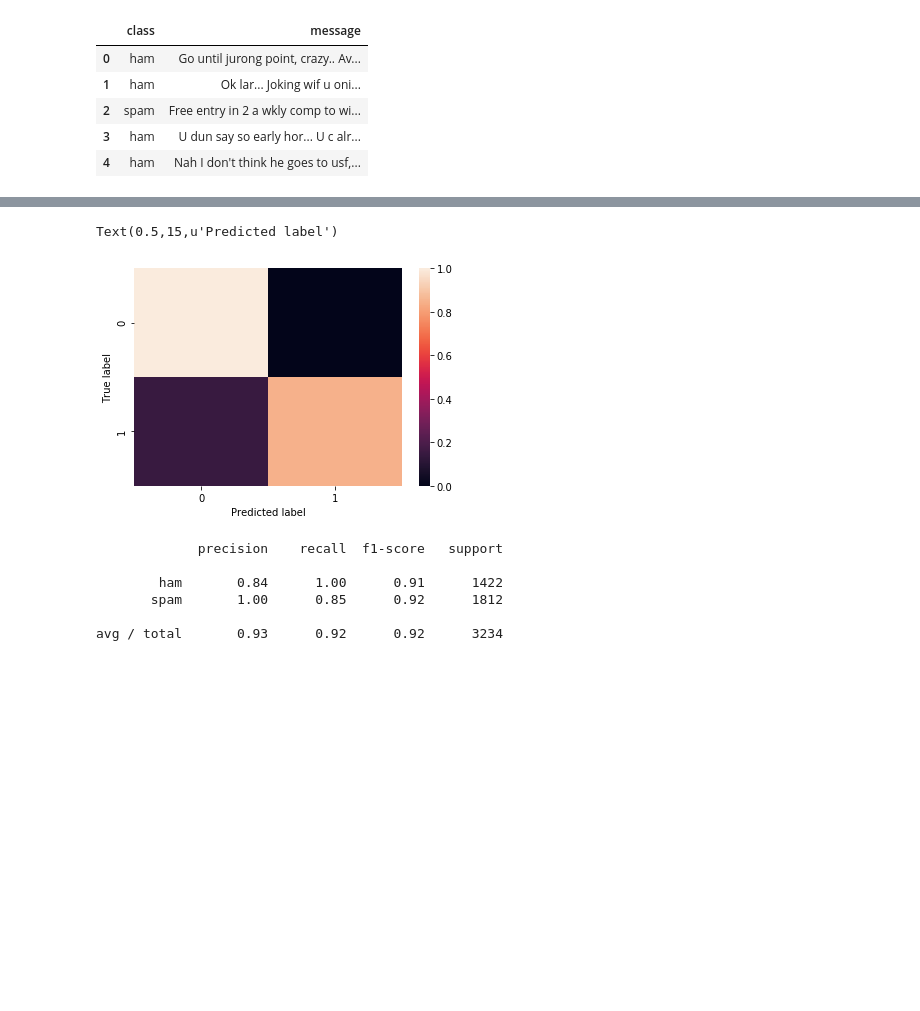
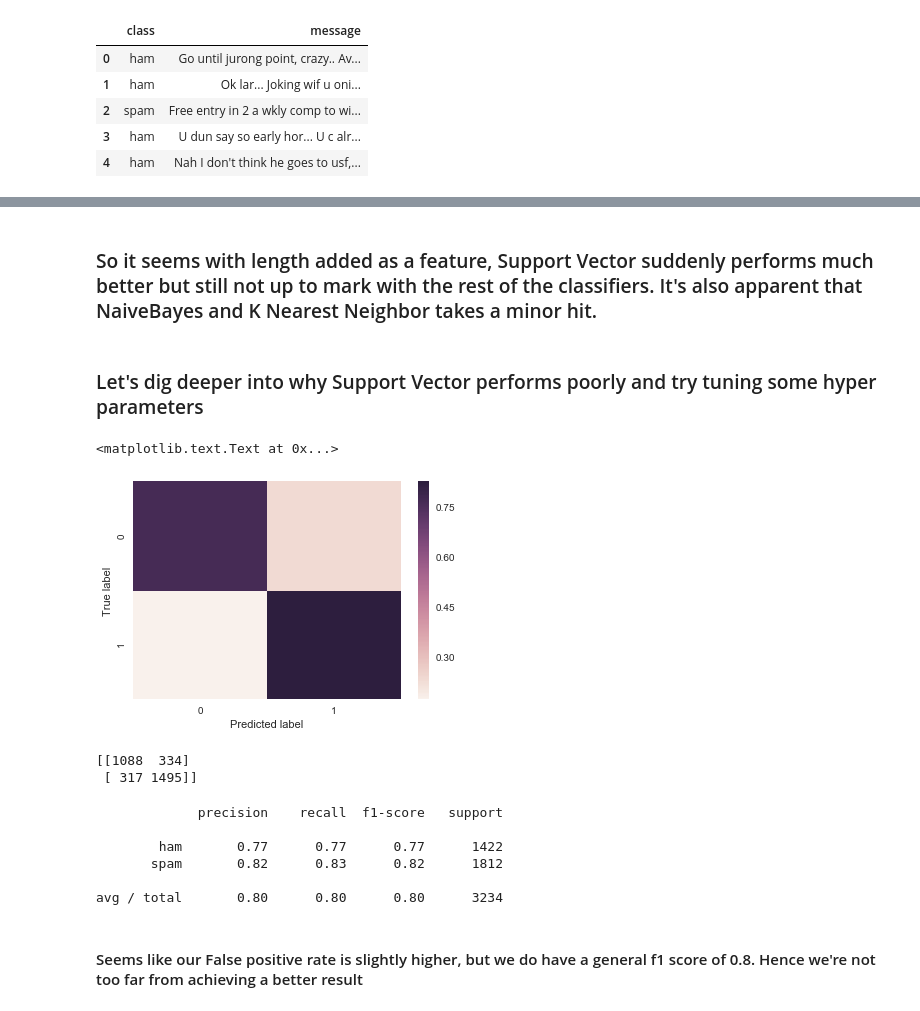
Before and after one commit to MohammedSiddiqui/intro-to-ds-project, a Jupyter notebook: project.ipynb, the cells around one changed output, grey strips where cells are left out. Cells and saved outputs as stored; diff of their text form; code cells hidden in the pictures; blank space fills up the shorter version.

```diff
--- a/project.ipynb
+++ b/project.ipynb
@@ -233,3 +256,3 @@ features = vectorizer.fit_transform(message_df['message'])
 # %%
 length_matrix = combined_norm_data['length'].as_matrix()
-feat_with_length = np.hstack((features.todense(), length_matrix[:, None]))
+feat_tfidf_length = sparse.csr_matrix(np.hstack((feat_tfidf.todense(), length_matrix[:, None])))
@@ -281,0 +268,14 @@ Name: class, Length: 10779, dtype: object
+# %%
+feat_tfidf_train, feat_tfidf_test, label_tfidf_train, label_tfidf_test = train_test_split(
+    feat_tfidf,
+    message_df['class'],
+    test_size=0.3,
+    random_state=111
+)
+
+feat_tfidf_len_train, feat_tfidf_len_test, label_tfidf_len_train, label_tfidf_len_test = train_test_split(
+    feat_tfidf_length,
+    message_df['class'],
+    test_size=0.3,
+    random_state=111
+)
@@ -361,0 +389,17 @@ plt.legend(bbox_to_anchor=(1.05, 1), loc=2, borderaxespad=0.)
+# %%
+predicted_scores_len = []
+predicted_models_len = {}
+
+predict_models(
+    clfs,
+    predicted_scores_len,
+    predicted_models_len,
+    feat_tfidf_len_train,
+    label_tfidf_len_train,
+    feat_tfidf_len_test,
+    label_tfidf_len_test
+)
+
+predicted_len = pd.DataFrame.from_items(predicted_scores_len, orient='index', columns=['With_Length'])
+predicted_combined = pd.concat([predicted_original, predicted_len], axis=1)
+predicted_combined
@@ -362,21 +444,30 @@ plt.legend(bbox_to_anchor=(1.05, 1), loc=2, borderaxespad=0.)
+# %% [markdown]
+### So it seems with length added as a feature, Support Vector suddenly performs much better but still not up to mark with the rest of the classifiers. It's also apparent that NaiveBayes and K Nearest Neighbor takes a minor hit.
+# %% [markdown]
+### Let's dig deeper into why Support Vector performs poorly and try tuning some hyper parameters
 # %%
-conf_mat = confusion_matrix(labels_test, pred['KN'])
-conf_mat_normalized = conf_mat.astype('float') / conf_mat.sum(axis=1)[:, np.newaxis]
+conf_mat_SVC = confusion_matrix(label_tfidf_len_test, predicted_models_len['SVC'])
+conf_mat_SVC_normalized = conf_mat_SVC.astype('float') / conf_mat_SVC.sum(axis=1)[:, np.newaxis]
 # %%
-sns.heatmap(conf_mat_normalized)
+sns.heatmap(conf_mat_SVC_normalized)
 plt.ylabel('True label')
 plt.xlabel('Predicted label')
 # %% [output]
-Text(0.5,15,u'Predicted label')
+<matplotlib.text.Text at 0x...>
-[figure, old version]
+[figure, new version]
 # %%
-print(conf_mat)
+print(conf_mat_SVC)
+# %% [output]
+[[1088  334]
+ [ 317 1495]]
 # %%
-print(classification_report(labels_test, pred['KN'], target_names = ["ham", "spam"]))
+print(classification_report(label_tfidf_len_test, predicted_models_len['SVC'], target_names = ["ham", "spam"]))
 # %% [output]
              precision    recall  f1-score   support
 
-        ham       0.84      1.00      0.91      1422
-       spam       1.00      0.85      0.92      1812
+        ham       0.77      0.77      0.77      1422
+       spam       0.82      0.83      0.82      1812
 
-avg / total       0.93      0.92      0.92      3234
+avg / total       0.80      0.80      0.80      3234
+# %% [markdown]
+#### Seems like our False positive rate is slightly higher, but we do have a general f1 score of 0.8. Hence we're not too far from achieving a better result
```
Also changed, not shown: parts of 43 cells of this notebook.
